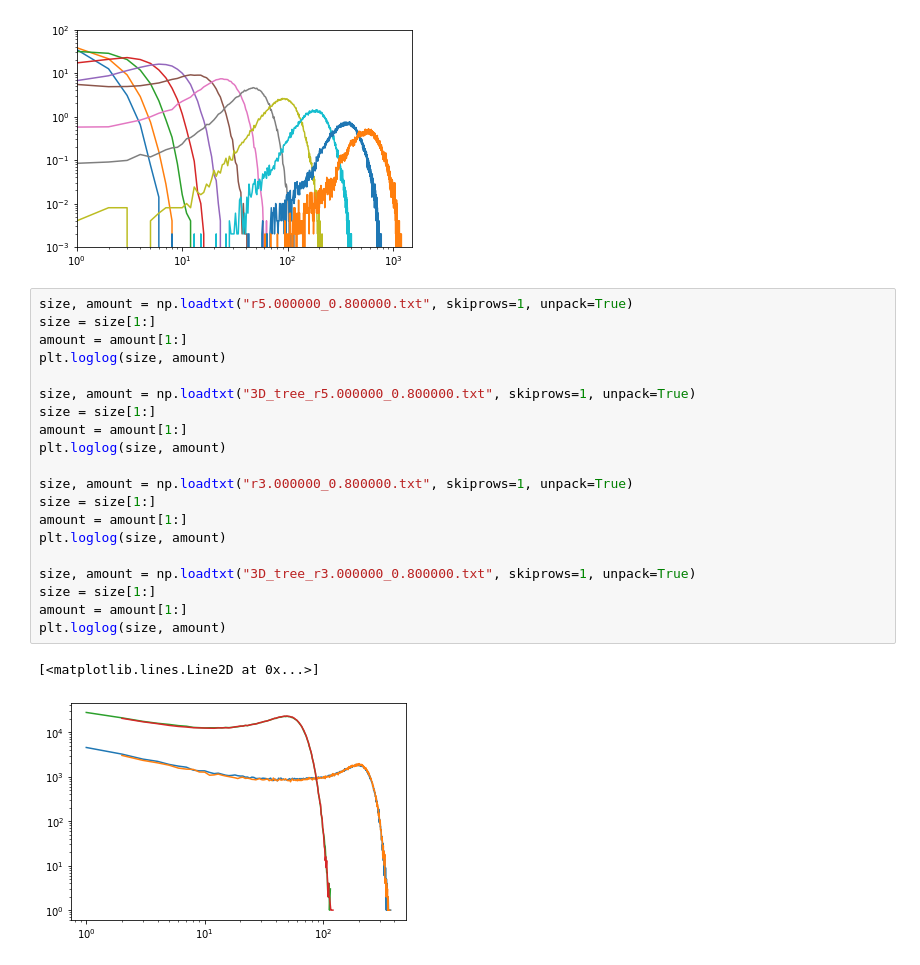
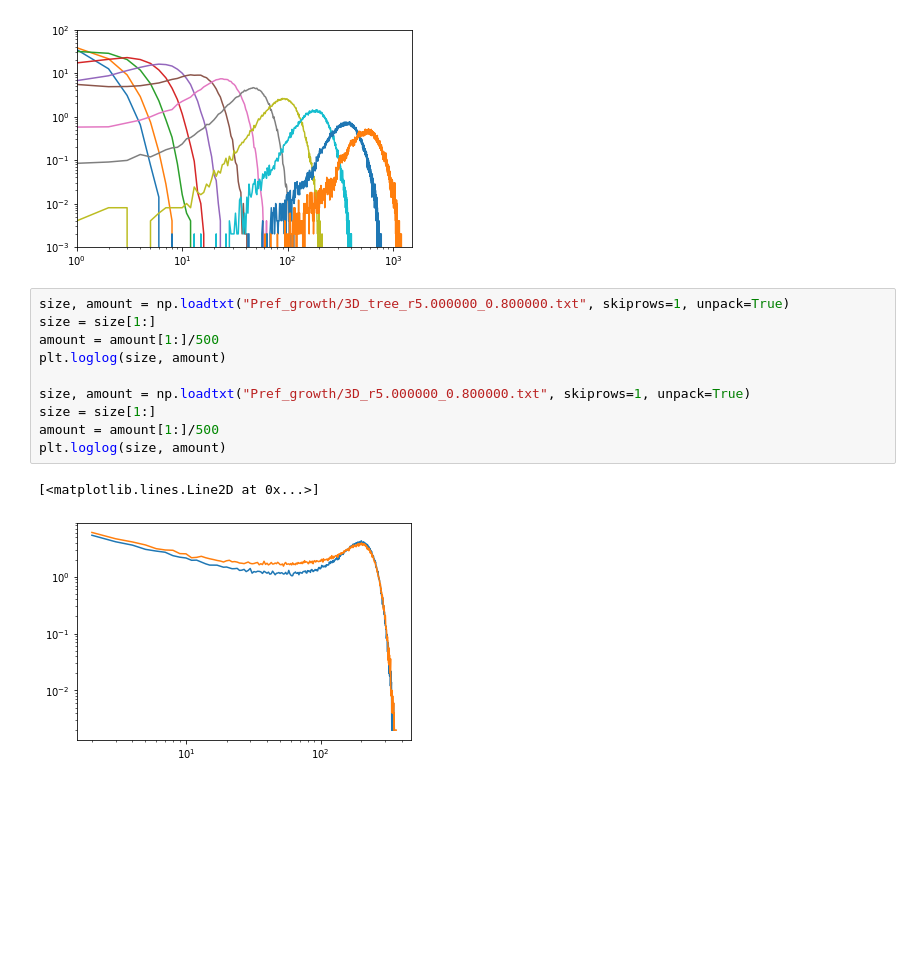
Before and after one commit to Sennevw/Masters-thesis, a Jupyter notebook: dataverwerking.ipynb, the cells around one changed output. Saved outputs shown, nothing was run; the diff lists cells and outputs as text; blank space fills up the shorter version.

```diff
--- a/dataverwerking.ipynb
+++ b/dataverwerking.ipynb
@@ -264,25 +264,15 @@ plt.ylim(0.001, 100)
 (0.001, 100)
 [figure]
 # %%
-size, amount = np.loadtxt("r5.000000_0.800000.txt", skiprows=1, unpack=True)
+size, amount = np.loadtxt("Pref_growth/3D_tree_r5.000000_0.800000.txt", skiprows=1, unpack=True)
 size = size[1:]
-amount = amount[1:]
+amount = amount[1:]/500
 plt.loglog(size, amount)
 
-size, amount = np.loadtxt("3D_tree_r5.000000_0.800000.txt", skiprows=1, unpack=True)
+size, amount = np.loadtxt("Pref_growth/3D_r5.000000_0.800000.txt", skiprows=1, unpack=True)
 size = size[1:]
-amount = amount[1:]
+amount = amount[1:]/500
 plt.loglog(size, amount)
-
-size, amount = np.loadtxt("r3.000000_0.800000.txt", skiprows=1, unpack=True)
-size = size[1:]
-amount = amount[1:]
-plt.loglog(size, amount)
-
-size, amount = np.loadtxt("3D_tree_r3.000000_0.800000.txt", skiprows=1, unpack=True)
-size = size[1:]
-amount = amount[1:]
-plt.loglog(size, amount)
 # %% [output]
 [<matplotlib.lines.Line2D at 0x...>]
-[figure, old version]
+[figure, new version]
```
Also changed, not shown: parts of 1 cell of this notebook, 12 other files.
